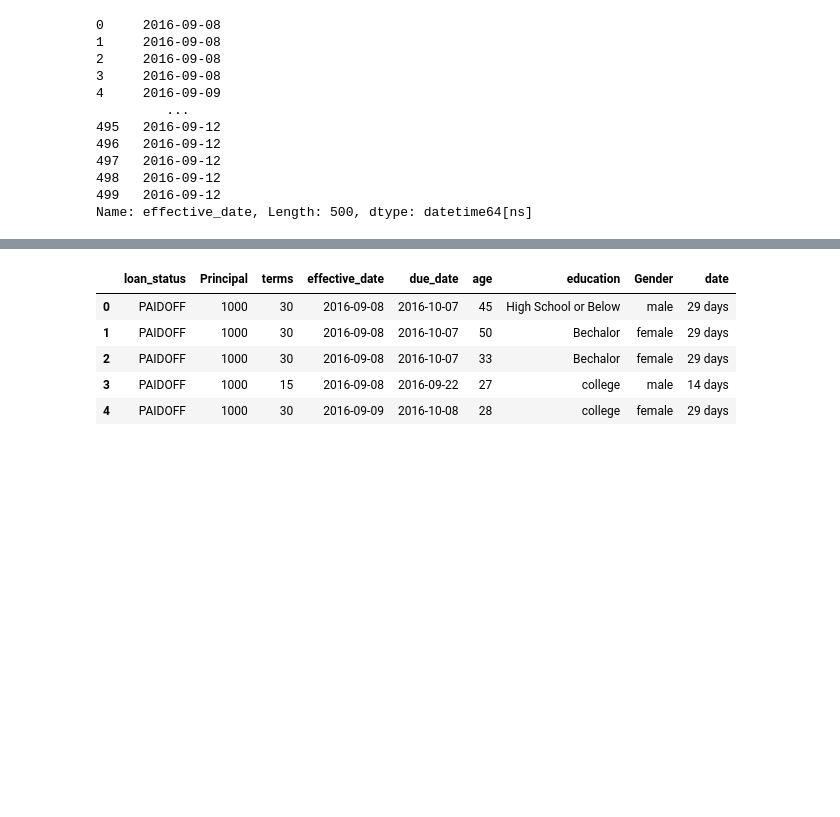
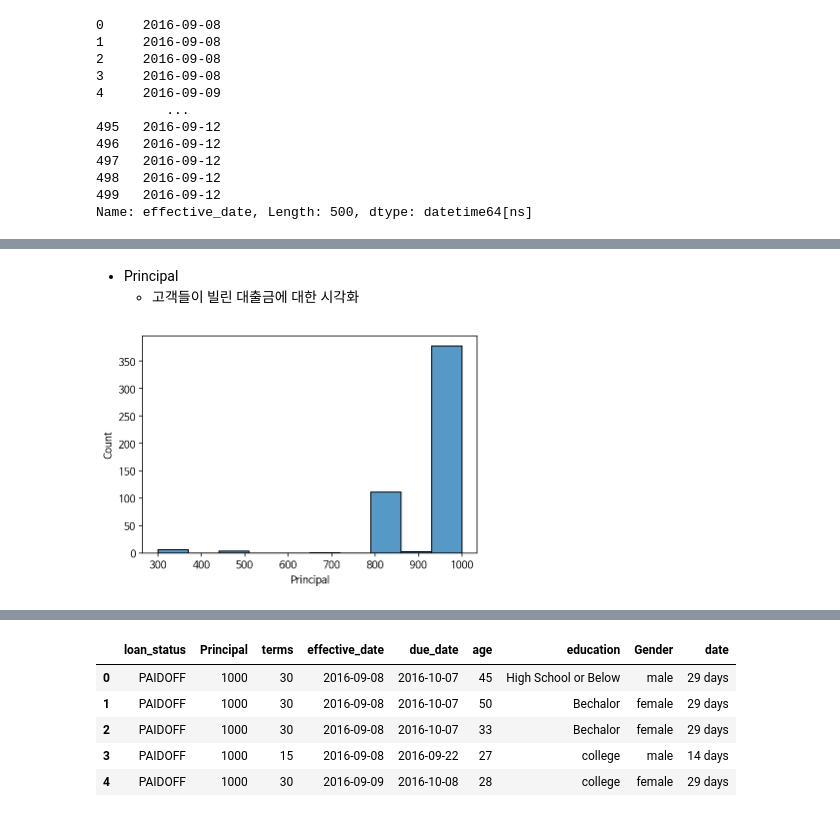
Before and after one commit to seonwoojh/KaggleStruggle, a Jupyter notebook: Kaggle_Loan_Data_Classification.ipynb, the cells around one changed output, grey strips where cells are left out. Cells and saved outputs as stored; diff of their text form; code cells hidden in the pictures; blank space fills up the shorter version.

```diff
--- a/Kaggle_Loan_Data_Classification.ipynb
+++ b/Kaggle_Loan_Data_Classification.ipynb
@@ -152,0 +186,9 @@ print('\n',df['education'].unique())
+# %% [markdown]
+* Principal
+  * 고객들이 빌린 대출금에 대한 시각화
+# %%
+# 대출금 변수의 분포를 확인하기 위한 히스토그램
+
+g = sns.histplot(data=df, x='Principal')
+# %% [output]
+[figure, added]
```
Also changed, not shown: parts of 29 cells of this notebook.
